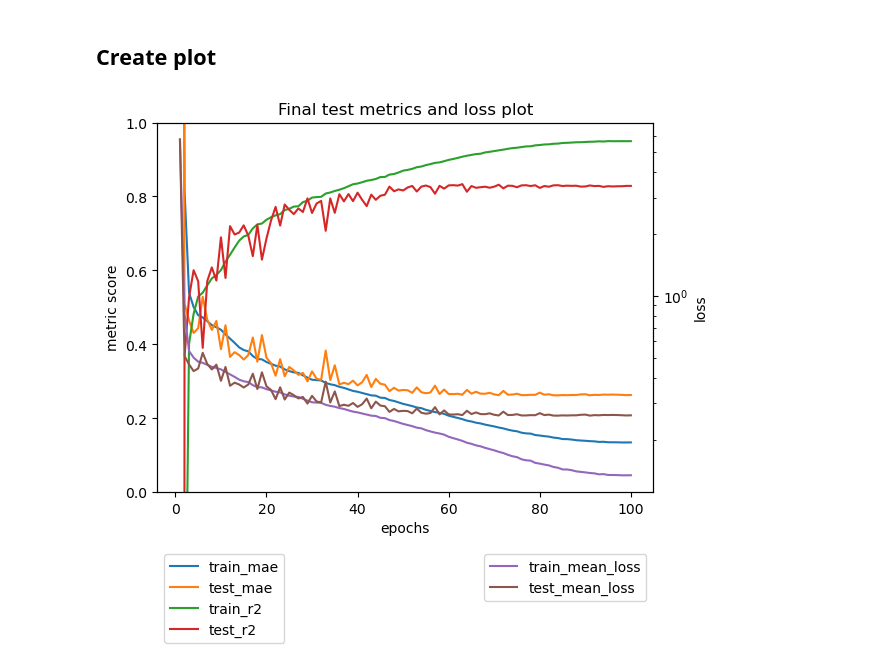
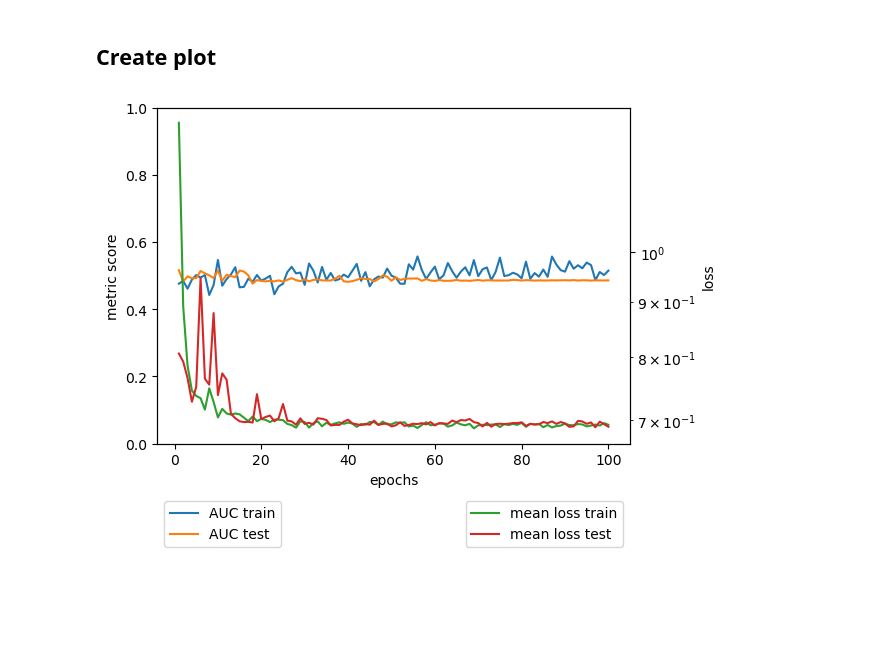
Before and after one commit to JellyJoe13/Masterthesis_PTIGNN, a Jupyter notebook: experiments/hyperoptimization/Experiment-plotting.ipynb, the cells around one changed output. Cells and saved outputs as stored; diff of their text form; code cells hidden in the pictures; blank space fills up the shorter version.

Commit message:
new plotting of graphs (remove title and save as pdf)

```diff
--- a/experiments/hyperoptimization/Experiment-plotting.ipynb
+++ b/experiments/hyperoptimization/Experiment-plotting.ipynb
@@ -16,3 +13,13 @@ figure_path = os.path.join(loading_csv_path.split(".csv")[0] + ".png")
+# %%
+# loading_csv_path = "results/rs_ptree/default/final/rank2_7243235e.csv"
+# loading_csv_path = "results/ba_ptree/edge/rwse_default/final/rank1_2b76b26e.csv"
+# loading_csv_path = "results/br_ptree/edge/default_rwse/final/rank1_57285ad6_results.csv"
+# loading_csv_path = "results/ez_ptree/edge/cistrans/final/rank2_d22063d2.csv"
+# loading_csv_path = "results/tox21_ptree/edge/cistrans/final/rank1_21dfea0c.csv"
+# loading_csv_path = "results/bace_ptree/edge/default_rwse/final_hp-ray/rank3_b3c6ee6a.csv"
+loading_csv_path = "results/mc_ptree/edge/dia_advanced/final/rank2_c3185b63.csv"
+
+figure_path = os.path.join(loading_csv_path.split(".csv")[0] + ".pdf")
 # %%
 # load csv
 df = pd.read_csv(loading_csv_path)
@@ -57,34 +71,36 @@ plot_splits = [
 fig, ax1 = plt.subplots()
 ax2 = ax1.twinx()
 
 colors = iter(mcolors.TABLEAU_COLORS.values())
 
 # plot left axis
 for metric in plot_left_axis:
     # plot every specified split
     for split in plot_splits:
         # plot data on first axis
         if f"{split}_{metric}" in df:
-            ax1.plot(df.index+1, df[f"{split}_{metric}"], label=f"{split}_{metric}", color=next(colors))
+            ax1.plot(df.index+1, df[f"{split}_{metric}"], label=f"{metric.upper()} {split}", color=next(colors))
 
 # plot right axis
 for metric in plot_right_axis:
     # plot every specified split
     for split in plot_splits:
         # plot data on first axis
-        ax2.plot(df.index+1, df[f"{split}_{metric}"], label=f"{split}_{metric}", color=next(colors))
+        ax2.plot(df.index + 1, df[f"{split}_{metric}"], label=f"{string_splitter(metric)} {split}", color=next(colors))
 
 # labels and legend
 ax1.set_ylabel("metric score")
 ax1.set_xlabel("epochs")
 ax1.legend(loc='upper left', bbox_to_anchor=(0, -0.15))
 ax1.set_ylim(0,1)
 
 ax2.set_ylabel("loss")
 ax2.set_yscale('log')
 ax2.legend(loc='upper right', bbox_to_anchor=(1, -0.15))
-plt.title("Final test metrics and loss plot")
+# plt.title("Final test metrics and loss plot")
 
+plt.tight_layout()
+plt.savefig(figure_path)
 plt.show()
 # %% [output]
-[figure, old version]
+[figure, new version]
```
Also changed, not shown: parts of 3 cells of this notebook.
